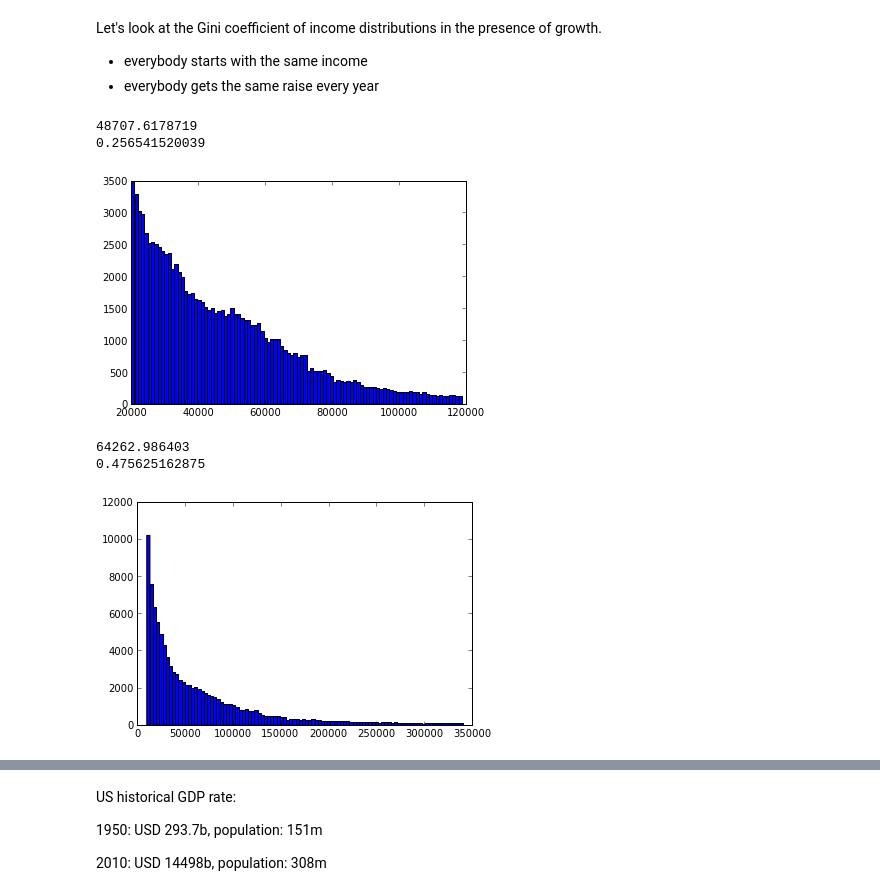
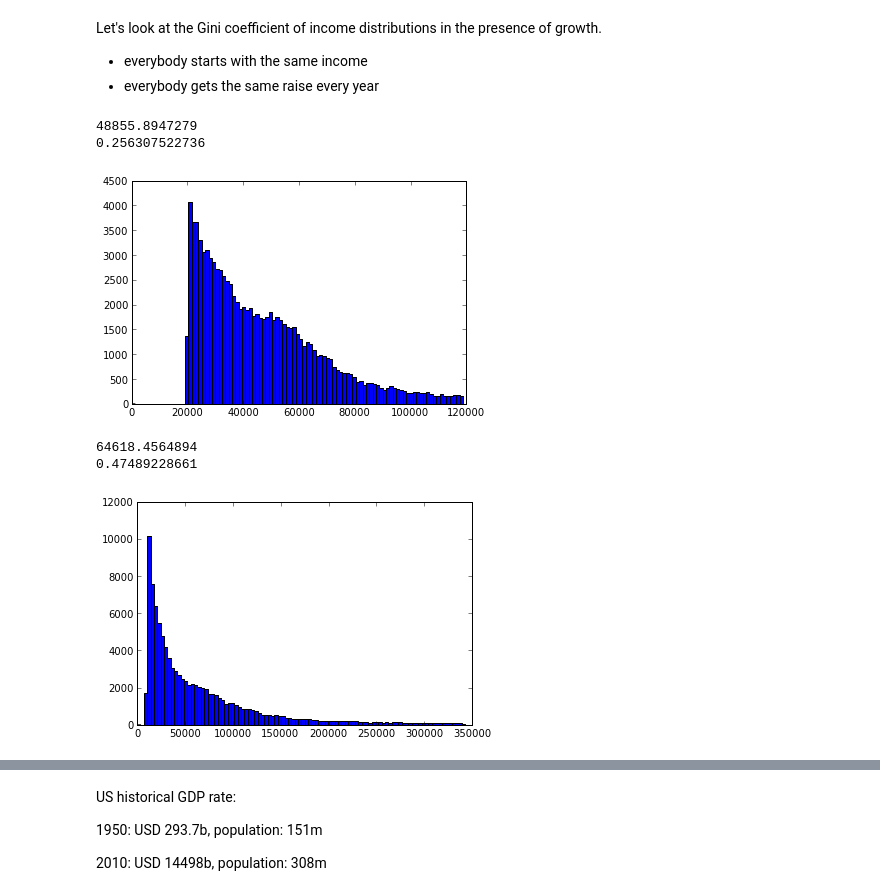
Before and after one commit to tmbdev-teaching/teaching-simso, a Jupyter notebook: 10-income-distributions.ipynb, the cells around one changed output, grey strips where cells are left out. Saved outputs shown, nothing was run; the diff lists cells and outputs as text; code cells hidden in the pictures.

```diff
--- a/10-income-distributions.ipynb
+++ b/10-income-distributions.ipynb
@@ -233,18 +233,18 @@ Let's look at the Gini coefficient of income distributions in the presence of gr
 # %%
 gincomes = 21000*1.02**ages
 print mean(gincomes)
 print gini(gincomes)
-_=hist(20000*1.02**ages,bins=100)
+_=hist(20000*1.02**ages,bins=100,range=(0,120000))
 # %% [output]
-48707.6178719
-0.256541520039
+48855.8947279
+0.256307522736
-[figure, old version]
+[figure, new version]
 # %%
 gincomes = 10000*1.04**ages
 print mean(gincomes)
 print gini(gincomes)
-_=hist(gincomes,bins=100)
+_=hist(gincomes,bins=100,range=(0,350000))
 # %% [output]
-64262.986403
-0.475625162875
+64618.4564894
+0.47489228661
-[figure, old version]
+[figure, new version]
```
Also changed, not shown: parts of 37 cells of this notebook, 1 other file.
